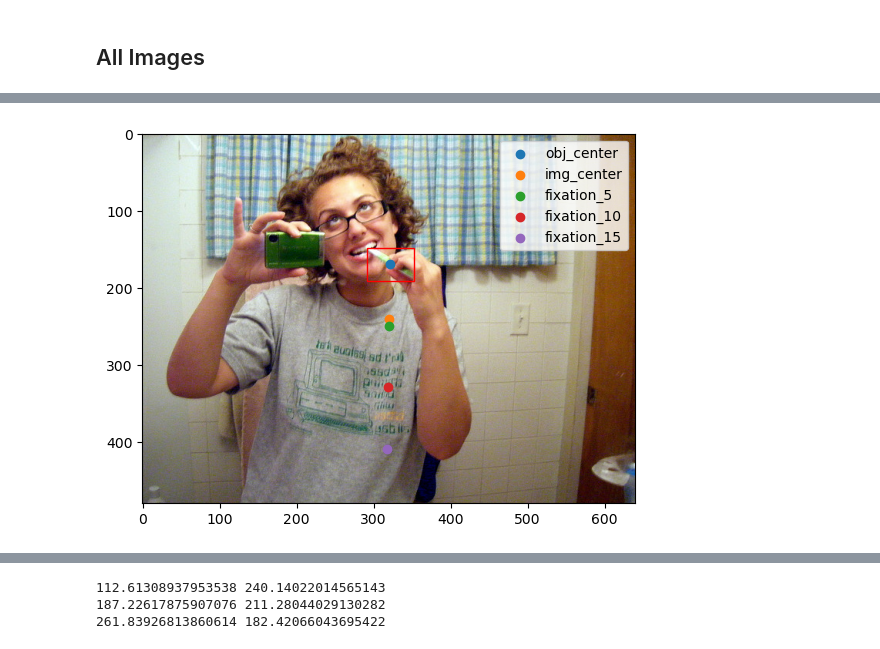
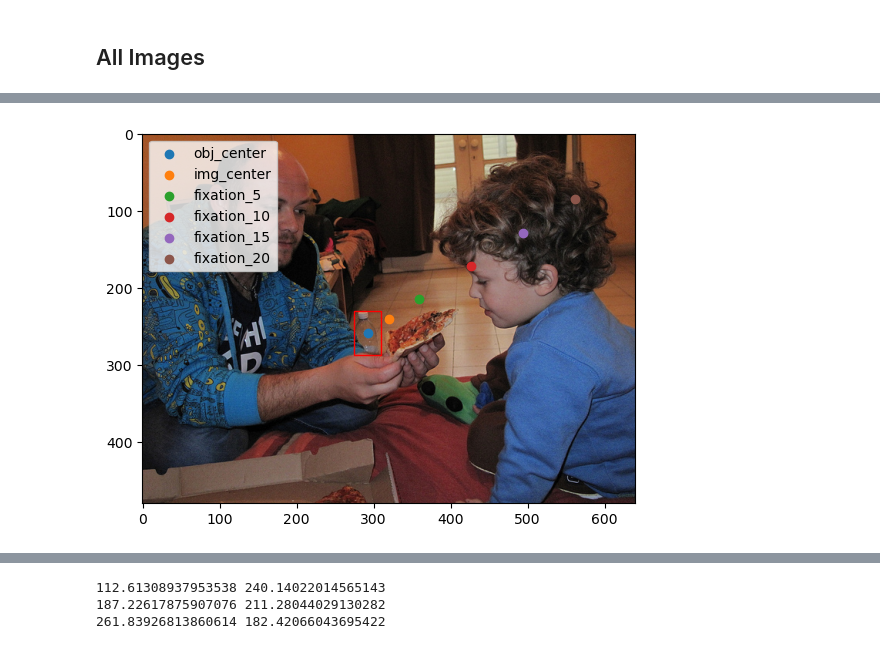
Before and after one commit to RosenholtzLab/TTM, a Jupyter notebook: CreateCueLocs.ipynb, the cells around one changed output, grey strips where cells are left out. Cells and saved outputs as stored; diff of their text form; code cells hidden in the pictures.

```diff
--- a/CreateCueLocs.ipynb
+++ b/CreateCueLocs.ipynb
@@ -95,12 +102,17 @@ len(imlist)
 # %%
 import pandas as pd
-bounding_box_list = '/home/gridsan/vdutell/RosenholtzLab_shared/COCOPStims.csv'
+bounding_box_list = '/home/gridsan/vdutell/RosenholtzLab_shared/COCOPStimsFinalFull.csv'
 
-bbx_list = pd.read_table(bounding_box_list,delimiter=',',header=None)
-bbx_list.columns = ['image_name','object_name','index','bbx_x_16','bbx_y_16','bbx_w_16','bbx_h_16','used']
-bbx_list.drop(columns='used')
+bbx_list = pd.read_table(bounding_box_list,delimiter=',',header=0)
+bbx_list.columns = ['image_name','object_name','index','bbx_x_16','bbx_y_16','bbx_w_16','bbx_h_16']
+#bbx_list.drop(columns='used')
 
-rmlist = ['000000415536.jpg','000000514376.jpg','000000548524.jpg','000000567640.jpg','000000183965.jpg']
+rmlist = ['000000415536.jpg','000000514376.jpg','000000548524.jpg','000000567640.jpg','000000183965.jpg',
+          '000000061108.jpg','000000122606.jpg','000000125245.jpg','000000179653.jpg',
+          '000000221872.jpg','000002242222.jpg','000000378116.jpg','000000489046.jpg',
+          '000000407473.jpg','000000479636.jpg','000000014038.jpg','000000123633.jpg','000000135561.jpg',
+ '000000156278.jpg','000000171190.jpg','000000326082.jpg','000000361586.jpg','000000367095.jpg','000000447169.jpg',
+ '000000546964.jpg']
 print(bbx_list.shape)
 bbx_list = bbx_list[~bbx_list['image_name'].isin(rmlist)]
 print(bbx_list.shape)
@@ -123,15 +135,20 @@ bbx_list['bbx_w_22'] = ''
 bbx_list['bbx_h_22'] = ''
 
 #fixation locations
-for ecc in [5,10,15]:
+for ecc in [5,10,15,20]:
     for ppd in [16,22]:
         bbx_list[f'fx_x_{ppd}_{ecc}'] = ''
         bbx_list[f'fx_y_{ppd}_{ecc}'] = ''
 
 #fill in values
 for imname in bbx_list.image_name:
+    print(imname)
     #read in image
-    im = cv2.imread(f'/home/gridsan/vdutell/RosenholtzLab_shared/cocop_stims/{imname}')
+    try:
+        im = cv2.imread(f'/home/gridsan/vdutell/RosenholtzLab_shared/cocop_stims3/newims/{imname}')
+    except:
+        im = cv2.imread(f'/home/gridsan/vdutell/RosenholtzLab_shared/cocop_stims3/newims/{imname}')
+
     if(im is not None):
         im = cv2.cvtColor(im, cv2.COLOR_BGR2RGB)
         row = bbx_list.loc[bbx_list['image_name'] == imname]
@@ -160,7 +177,7 @@ for imname in bbx_list.image_name:
             #image sizes
             bbx_list.loc[bbx_list['image_name'] == imname, f'imsize_x_{ppds}'] = np.shape(im)[1]
             bbx_list.loc[bbx_list['image_name'] == imname, f'imsize_y_{ppds}'] = np.shape(im)[0]
-            for ecc in [5,10,15]:
+            for ecc in [5,10,15,20]:
                 fx_x, fx_y = find_fixation_location(im, bbx_xywh, ecc, ppds, plot=False)
                 #print(fx_x, fx_y)
                 #bbx_list[f'fx_x_{ppds}_{ecc}'] = fx_x
@@ -178,37 +213,40 @@ bbx_list.to_csv(f'/home/gridsan/vdutell/RosenholtzLab_shared/cocop_bbx_fixations
 ## Test it out (16pdd)
 #imnum = '000000409211'
 #imnum =  '000000532761'
 #imnum = '000000543581'
 #imnum = '000000416837'
 #imnum = '000000545958' #cow
 # imnum = '000000067213'
 # imnum = '000000335529'
 # imnum = '000000391290'
 # imnum = '000000577864'
 # imnum = '000000569059'
 # imnum = '000000391290'
 # imnum = '000000577932'
-imnum = '000000507473'
+#imnum = '000000507473'
+#imnum = '000000311002'
+#imnum = '000000009769'
+imnum = '000000018150'
 
-im = cv2.imread(f'/home/gridsan/vdutell/RosenholtzLab_shared/cocop_stims/{imnum}.jpg')
+im = cv2.imread(f'/home/gridsan/vdutell/RosenholtzLab_shared/cocop_stims3/newims/{imnum}.jpg')
 im = cv2.cvtColor(im, cv2.COLOR_BGR2RGB)
 
 fig,ax = plt.subplots()
 ax.imshow(im)
 row = bbx_list.loc[bbx_list['image_name'] == f'{imnum}.jpg']
 rect = patches.Rectangle((row['bbx_x_16'].item(),
                           row['bbx_y_16'].item()),
                           row['bbx_w_16'].item(),
                           row['bbx_h_16'].item(), linewidth=1, edgecolor='r', facecolor='none')
 ax.add_patch(rect)
 plt.scatter(row['bbx_x_16'].item() + row['bbx_w_16'].item()//2, row['bbx_y_16'].item() + row['bbx_h_16'].item()//2,label='obj_center')
 plt.scatter(row['imsize_x_16'].item()//2, row['imsize_y_16'].item()//2,label='img_center')
-for ecc in [5,10,15]:
+for ecc in [5,10,15,20]:
     plt.scatter(row[f'fx_x_16_{ecc}'].item(),row[f'fx_y_16_{ecc}'].item(),label=f'fixation_{ecc}')
 plt.legend()
 plt.show()
 # %% [output]
-[figure, old version]
+[figure, new version]
 # %%
 ## Test it out (22pdd)
 #imnum =  '000000532761'
```
Also changed, not shown: parts of 7 cells of this notebook, 14 other files.
